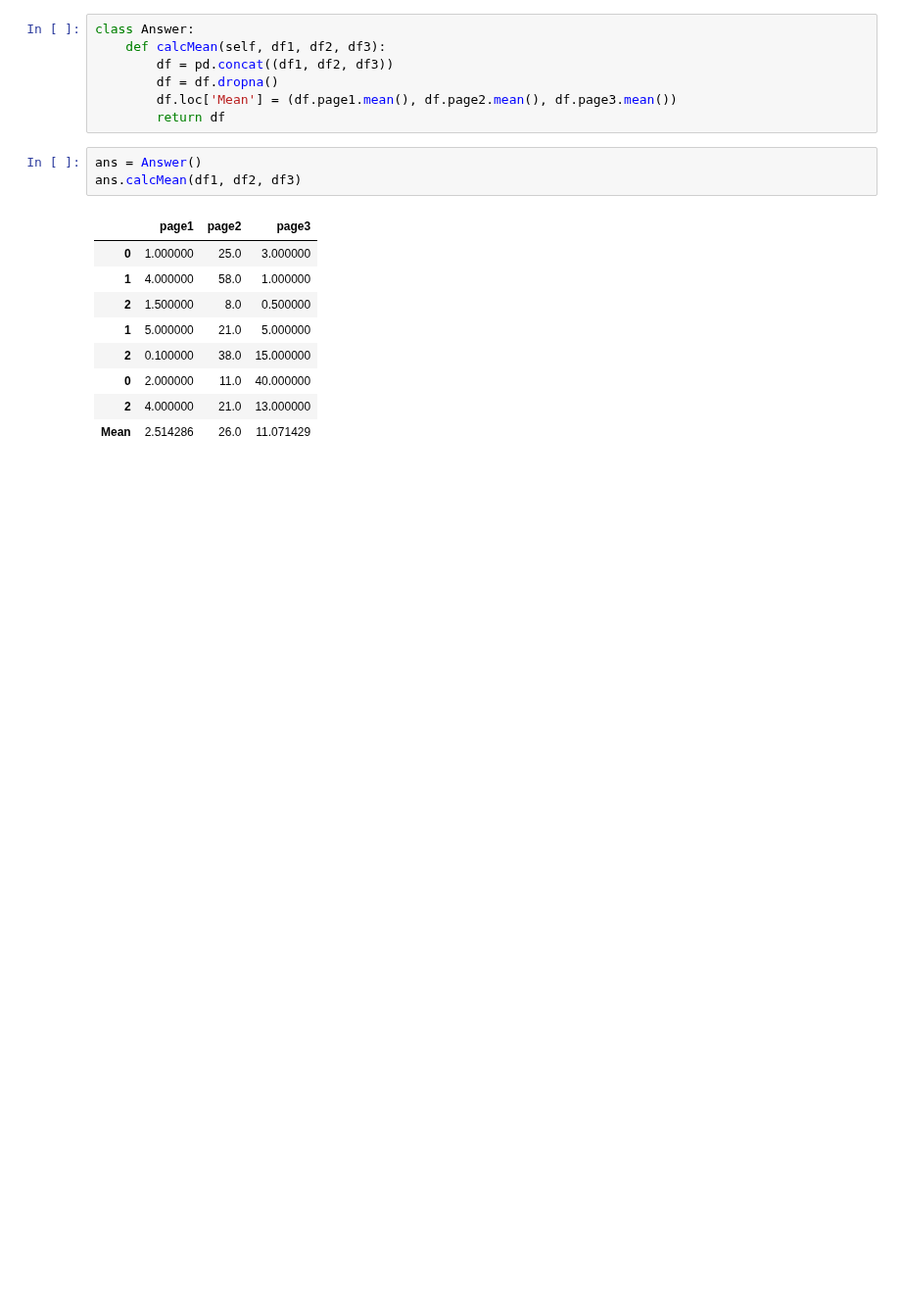
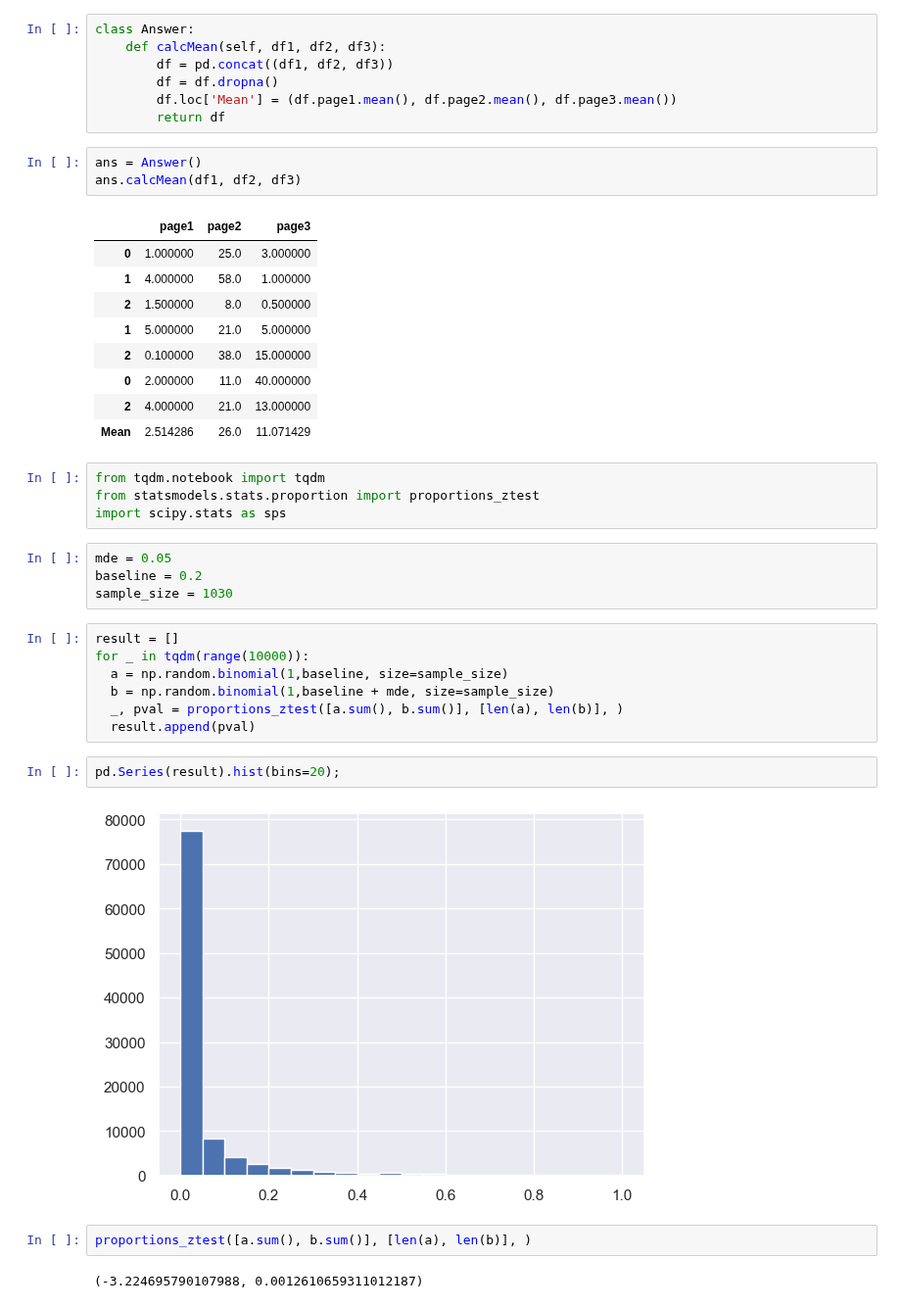
Before and after one commit to gbrs/ipython_notebook_probes, a Jupyter notebook: Probe.ipynb, the cells around one changed output. Shown at 98% size. Saved outputs shown, nothing was run; the diff lists cells and outputs as text; blank space fills up the shorter version.

Commit message:
experiment with proportions_ztest

```diff
--- a/Probe.ipynb
+++ b/Probe.ipynb
@@ -662,3 +662,26 @@ ans.calcMean(df1, df2, df3)
 | 0 | 2.000000 | 11.0 | 40.000000 |
 | 2 | 4.000000 | 21.0 | 13.000000 |
 | Mean | 2.514286 | 26.0 | 11.071429 |
+# %%
+from tqdm.notebook import tqdm
+from statsmodels.stats.proportion import proportions_ztest
+import scipy.stats as sps
+# %%
+mde = 0.05
+baseline = 0.2
+sample_size = 1030
+# %%
+result = []
+for _ in tqdm(range(10000)):
+  a = np.random.binomial(1,baseline, size=sample_size)
+  b = np.random.binomial(1,baseline + mde, size=sample_size)
+  _, pval = proportions_ztest([a.sum(), b.sum()], [len(a), len(b)], )
+  result.append(pval)
+# %%
+pd.Series(result).hist(bins=20);
+# %% [output]
+[figure, added]
+# %%
+proportions_ztest([a.sum(), b.sum()], [len(a), len(b)], )
+# %% [output]
+(-3.224695790107988, 0.0012610659311012187)
```
